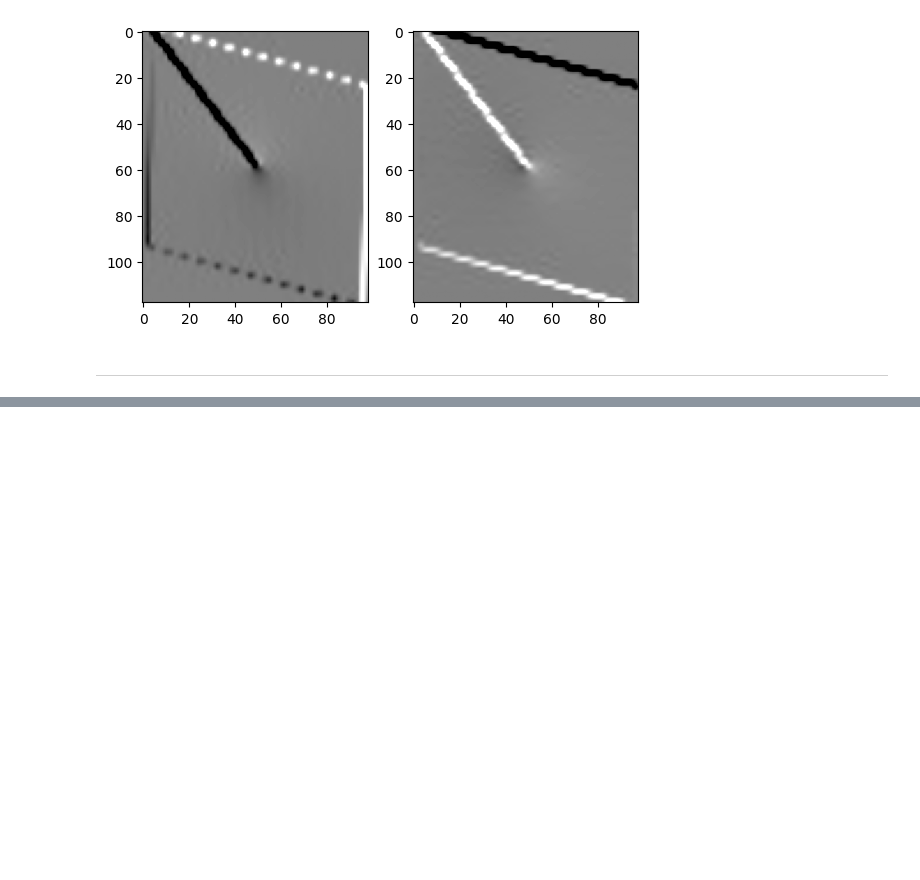
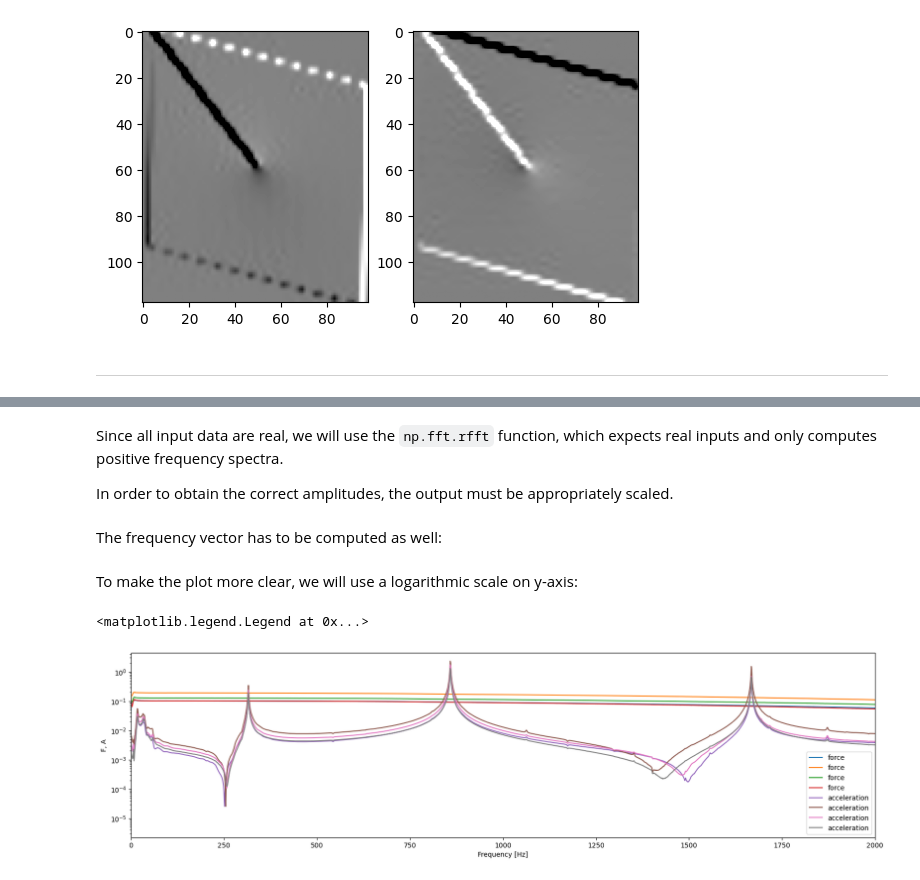
Before and after one commit to ladisk/Python_tutorial_EOL, a Jupyter notebook: notebooks/004 - Essential numerical tools.ipynb, the cells around one changed output, grey strips where cells are left out. Drawn from its saved outputs; the diff is of its cells as text; code cells hidden in the pictures; blank space fills up the shorter version.

```diff
--- a/notebooks/004 - Essential numerical tools.ipynb
+++ b/notebooks/004 - Essential numerical tools.ipynb
@@ -243,0 +332,28 @@ ax[1].imshow(dy_sobel, cmap='gray', vmin=-255, vmax=255)
+# %% [markdown]
+Since all input data are real,  we will use the `np.fft.rfft` function, which expects real inputs and only computes positive frequency spectra.
+
+In order to obtain the correct amplitudes, the output must be appropriately scaled.
+# %%
+Acceleration = np.fft.rfft(acceleration, n=n, axis=1) / n
+Force = np.fft.rfft(force, n=n, axis=1) / n
+
+# As we have effectively discarded the negative frequency spectra, the positive frequency components are doubled
+Acceleration[1:] *= 2
+Force[1:] *= 2
+# %% [markdown]
+The frequency vector has to be computed as well:
+# %%
+freq = np.fft.rfftfreq(n, dt)
+# %% [markdown]
+To make the plot more clear, we will use a logarithmic scale on y-axis:
+# %%
+plt.figure(figsize=(20, 5))
+plt.semilogy(freq, np.abs(Force).T, label='force')
+plt.semilogy(freq, np.abs(Acceleration).T, label='acceleration')
+plt.xlim(0, 2000)
+plt.xlabel('Frequency [Hz]')
+plt.ylabel('F, A')
+plt.legend()
+# %% [output]
+<matplotlib.legend.Legend at 0x...>
+[figure, added]
```
Also changed, not shown: parts of 50 cells of this notebook, 4 other files.
